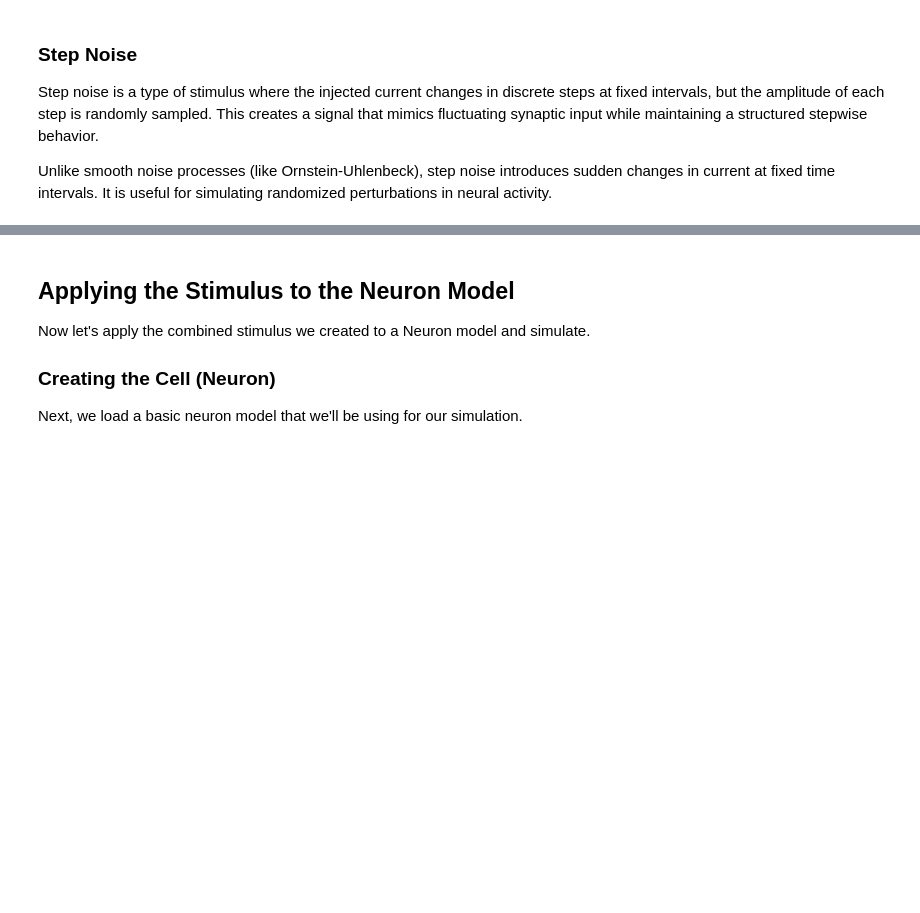
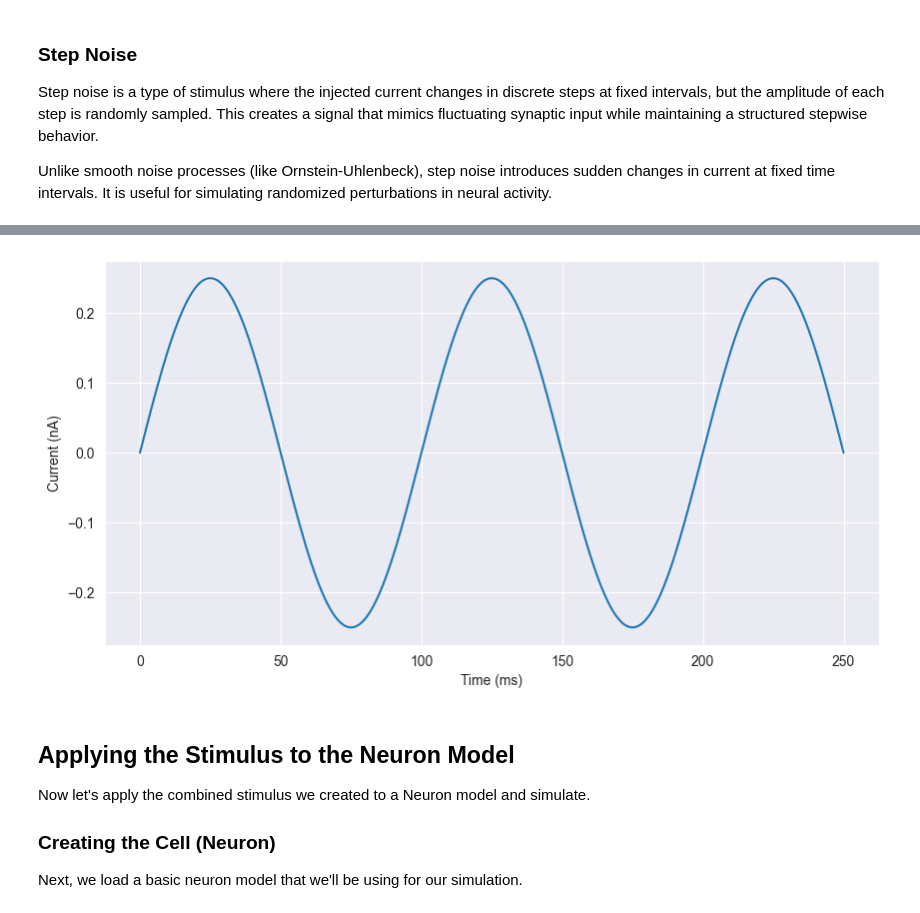
Before and after one commit to openbraininstitute/BlueCelluLab, a Jupyter notebook: examples/5-stimuli/stimuli.ipynb, the cells around one changed output, grey strips where cells are left out. Saved outputs shown, nothing was run; the diff lists cells and outputs as text; code cells hidden in the pictures; blank space fills up the shorter version.

Commit message:
add sinusoidal example in 5-stimuli notebook

```diff
--- a/examples/5-stimuli/stimuli.ipynb
+++ b/examples/5-stimuli/stimuli.ipynb
@@ -198,3 +202,15 @@ ax = step_noise_stimulus.plot()
+# %%
+step_noise_stimulus = stim_factory.sinusoidal(
+    pre_delay=0,
+    post_delay=0,
+    duration=250,       # 250 ms total duration
+    amplitude=0.25,      # 0.25 nA
+    frequency=10,     # 10 Hz
+    dt=0.025
+    )
+ax = step_noise_stimulus.plot()
+# %% [output]
+[figure, added]
 # %% [markdown]
 ## Applying the Stimulus to the Neuron Model
 
```
Also changed, not shown: parts of 13 cells of this notebook.
